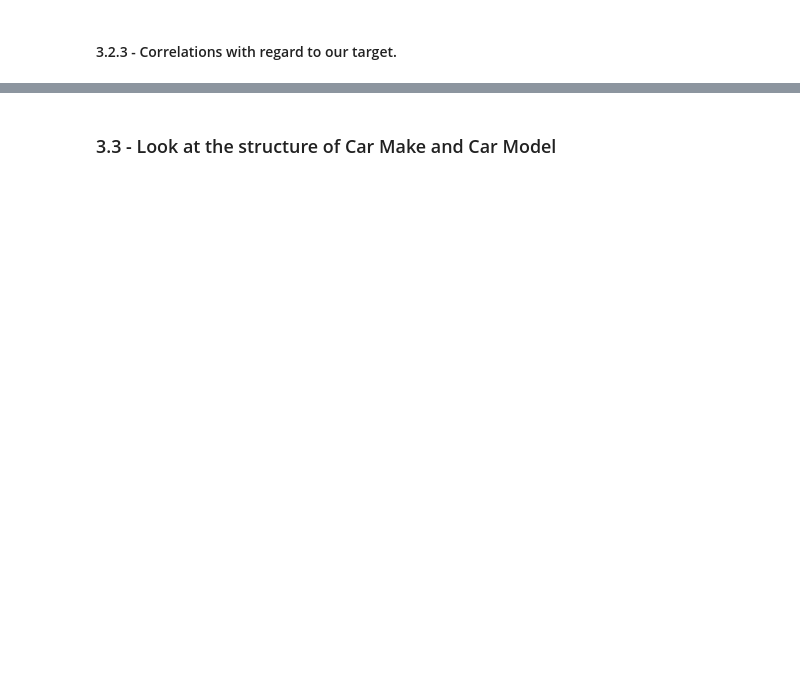
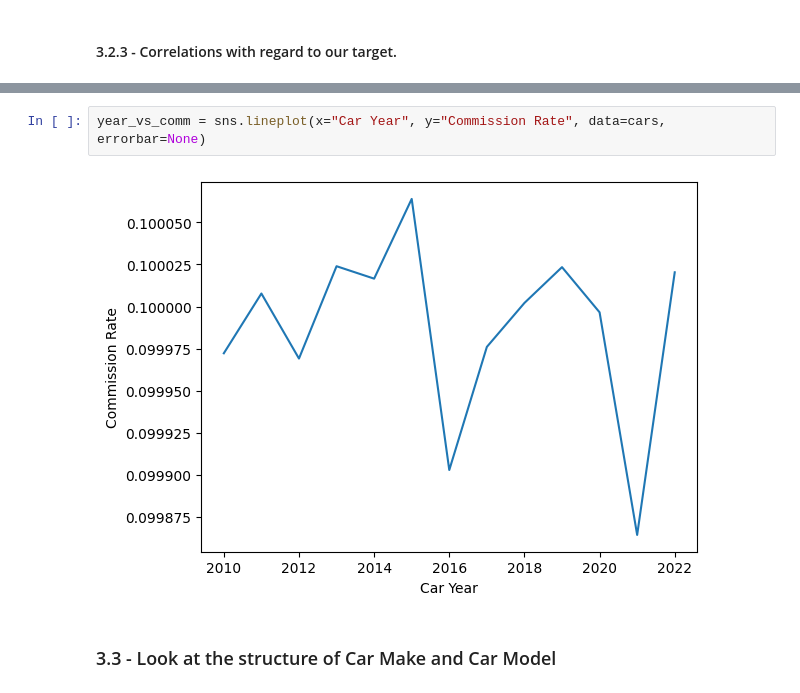
Before and after one commit to ParmarHarsh/Car-Sales-Prediction, a Jupyter notebook: Project-Group-50.ipynb, the cells around one changed output, grey strips where cells are left out. Drawn from its saved outputs; the diff is of its cells as text; blank space fills up the shorter version.

```diff
--- a/Project-Group-50.ipynb
+++ b/Project-Group-50.ipynb
@@ -157,5 +150,9 @@ sale_vs_price = sns.lineplot(x="Car Year", y="Sale Price", data=cars, errorbar=N
 # %% [output]
 [figure]
+# %%
+year_vs_comm = sns.lineplot(x="Car Year", y="Commission Rate", data=cars, errorbar=None)
+# %% [output]
+[figure, added]
 # %% [markdown]
 ### 3.3 - Look at the structure of Car Make and Car Model
 # %%
```
Also changed, not shown: parts of 27 cells of this notebook.
